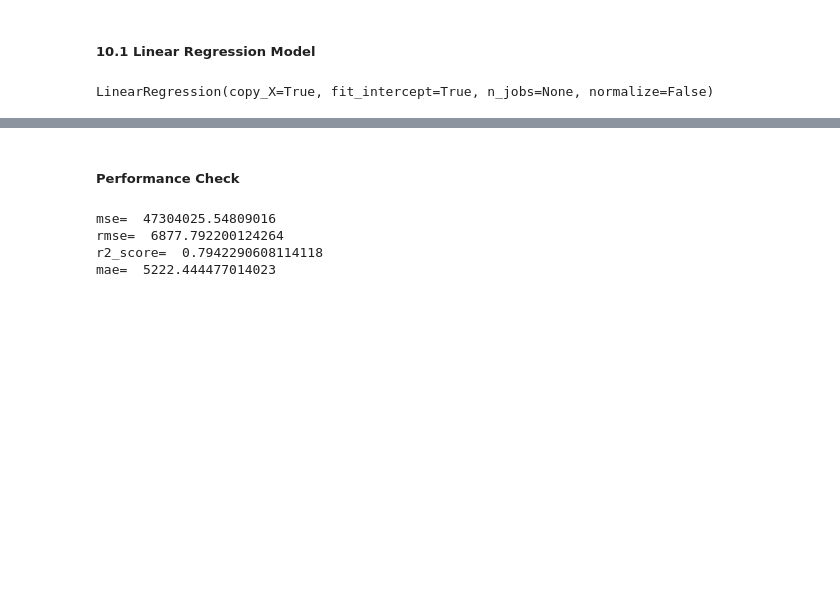
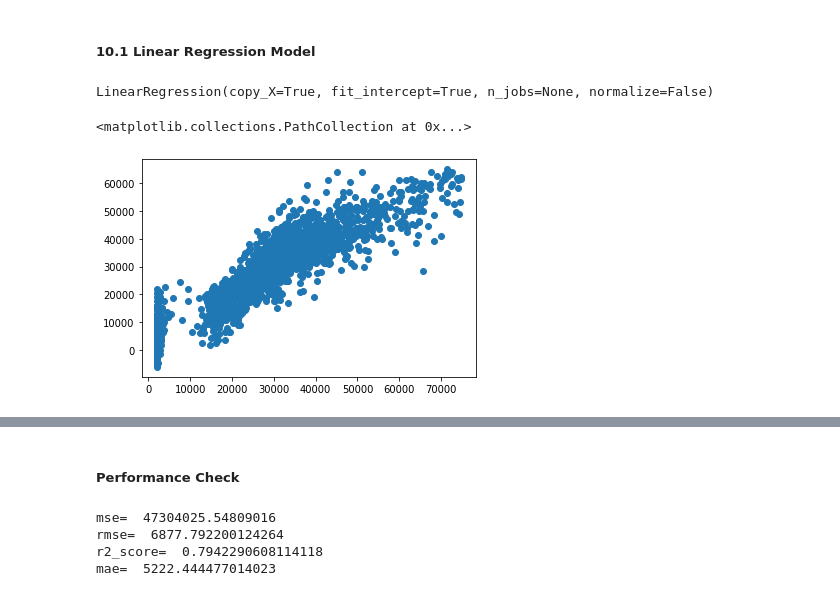
Before and after one commit to sandali17/CarPricePrediction-MachineLearning, a Jupyter notebook: Car_Price_Prediction.ipynb, the cells around one changed output, grey strips where cells are left out. Saved outputs shown, nothing was run; the diff lists cells and outputs as text; code cells hidden in the pictures; blank space fills up the shorter version.

```diff
--- a/Car_Price_Prediction.ipynb
+++ b/Car_Price_Prediction.ipynb
@@ -618,3 +651,8 @@ LinearRegression(copy_X=True, fit_intercept=True, n_jobs=None, normalize=False)
 pred_train = lreg.predict(train_x)
 # %%
 pred_test = lreg.predict(valid_x)
+# %%
+plt.scatter(valid_y,pred_test)
+# %% [output]
+<matplotlib.collections.PathCollection at 0x...>
+[figure, added]
```
Also changed, not shown: parts of 13 cells of this notebook.
